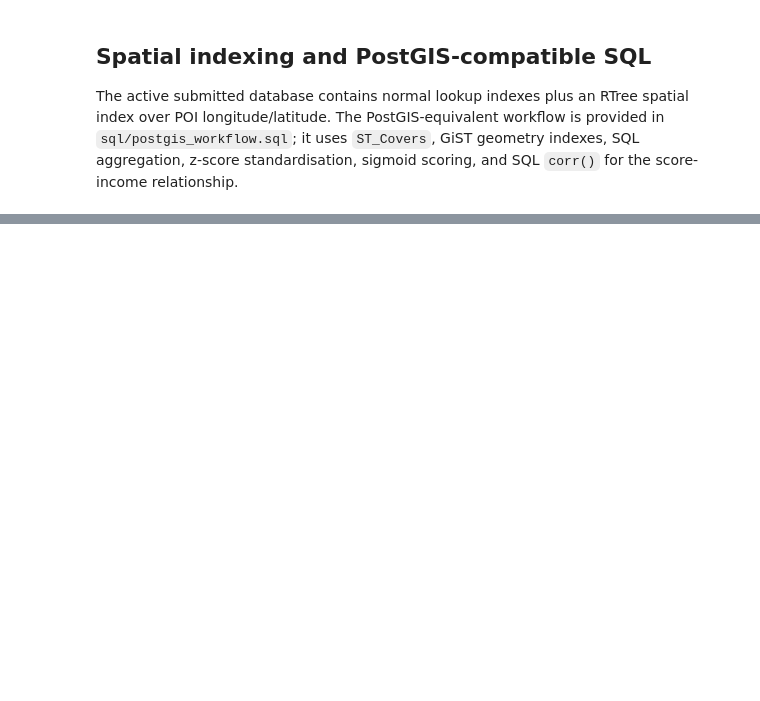
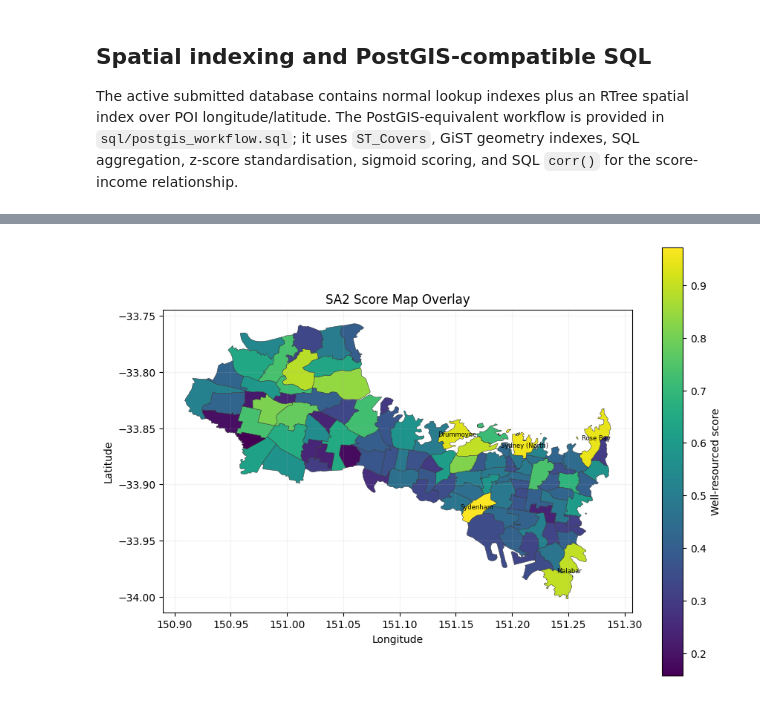
Before and after one commit to felix971/DATA2001_G56, a Jupyter notebook: data2001.ipynb, the cells around one changed output, grey strips where cells are left out. Cells and saved outputs as stored; diff of their text form; code cells hidden in the pictures; blank space fills up the shorter version.

```diff
--- a/data2001.ipynb
+++ b/data2001.ipynb
@@ -1576,0 +1575,79 @@ The score is useful as a first-pass indicator of local service concentration, bu
+# %%
+score_lookup = scores_df.set_index("sa2_main")["score"].to_dict()
+name_lookup = scores_df.set_index("sa2_main")["sa2_name"].to_dict()
+
+features = [
+    feature
+    for feature in task2_sa2._load_sa2_features()
+    if feature["SA2_CODE21"] in score_lookup
+]
+
+norm = Normalize(
+    vmin=scores_df["score"].min(),
+    vmax=scores_df["score"].max()
+)
+
+cmap = plt.get_cmap("viridis")
+
+fig, ax = plt.subplots(figsize=(9, 8))
+
+for feature in features:
+    sa2_code = feature["SA2_CODE21"]
+    score = score_lookup[sa2_code]
+    color = cmap(norm(score))
+    geometry = feature["geometry"]
+
+    if isinstance(geometry, Polygon):
+        polygons = [geometry]
+    elif isinstance(geometry, MultiPolygon):
+        polygons = list(geometry.geoms)
+    else:
+        polygons = []
+
+    for polygon in polygons:
+        x, y = polygon.exterior.xy
+        ax.fill(
+            x,
+            y,
+            facecolor=color,
+            edgecolor="#333333",
+            linewidth=0.35
+        )
+
+
+top_labels = scores_df.nlargest(5, "score")["sa2_main"].tolist()
+
+for feature in features:
+    sa2_code = feature["SA2_CODE21"]
+
+    if sa2_code not in top_labels:
+        continue
+
+    point = feature["geometry"].representative_point()
+
+    ax.text(
+        point.x,
+        point.y,
+        name_lookup[sa2_code].split(" - ")[0],
+        fontsize=6,
+        ha="center",
+        va="center",
+        color="black"
+    )
+
+sm = plt.cm.ScalarMappable(norm=norm, cmap=cmap)
+sm.set_array([])
+
+cbar = fig.colorbar(sm, ax=ax, shrink=0.75)
+cbar.set_label("Well-resourced score")
+
+ax.set_title("SA2 Score Map Overlay")
+ax.set_xlabel("Longitude")
+ax.set_ylabel("Latitude")
+ax.set_aspect("equal", adjustable="box")
+ax.grid(alpha=0.15)
+
+fig.tight_layout()
+plt.show()
+# %% [output]
+[figure, added]
```
Also changed, not shown: parts of 16 cells of this notebook.
